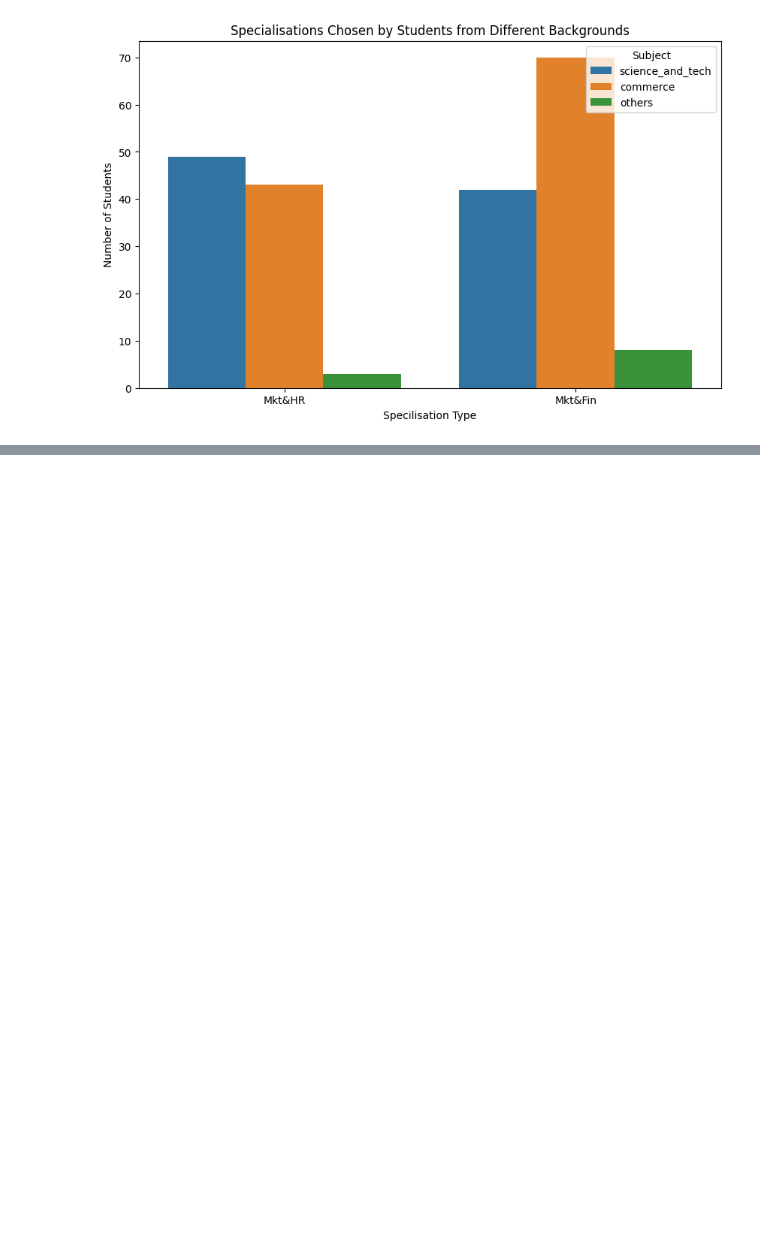
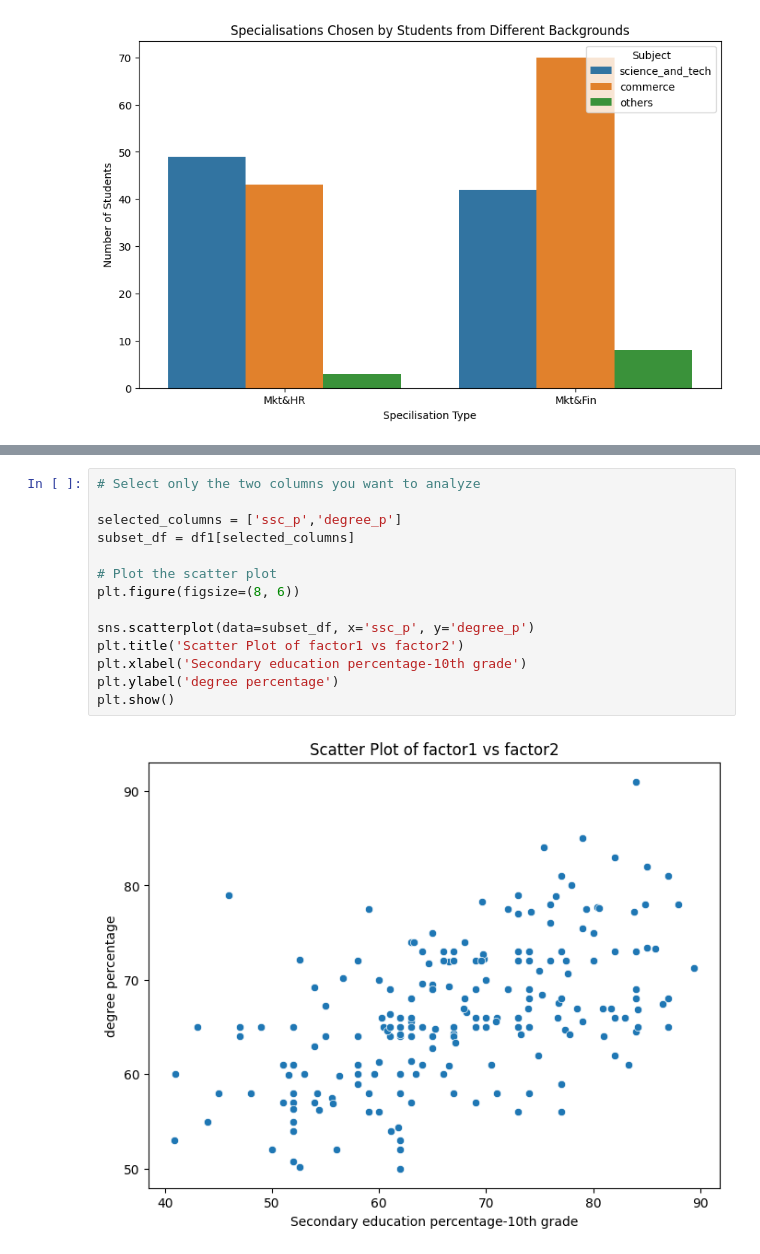
Before and after one commit to ShamindaKanchana/Placement-Insights-Unveiling-Trends-in-Student-Career-Trajectories, a Jupyter notebook: Notebook/unrevealing_trends.ipynb, the cells around one changed output, grey strips where cells are left out. Drawn from its saved outputs; the diff is of its cells as text; blank space fills up the shorter version.

Commit message:
qualitative analysis of percentages

```diff
--- a/Notebook/unrevealing_trends.ipynb
+++ b/Notebook/unrevealing_trends.ipynb
@@ -477,0 +502,16 @@ plt.show()
+# %%
+# Select only the two columns you want to analyze
+
+selected_columns = ['ssc_p','degree_p']
+subset_df = df1[selected_columns]
+
+# Plot the scatter plot
+plt.figure(figsize=(8, 6))
+
+sns.scatterplot(data=subset_df, x='ssc_p', y='degree_p')
+plt.title('Scatter Plot of factor1 vs factor2')
+plt.xlabel('Secondary education percentage-10th grade')
+plt.ylabel('degree percentage')
+plt.show()
+# %% [output]
+[figure, added]
```
Also changed, not shown: parts of 2 cells of this notebook.
